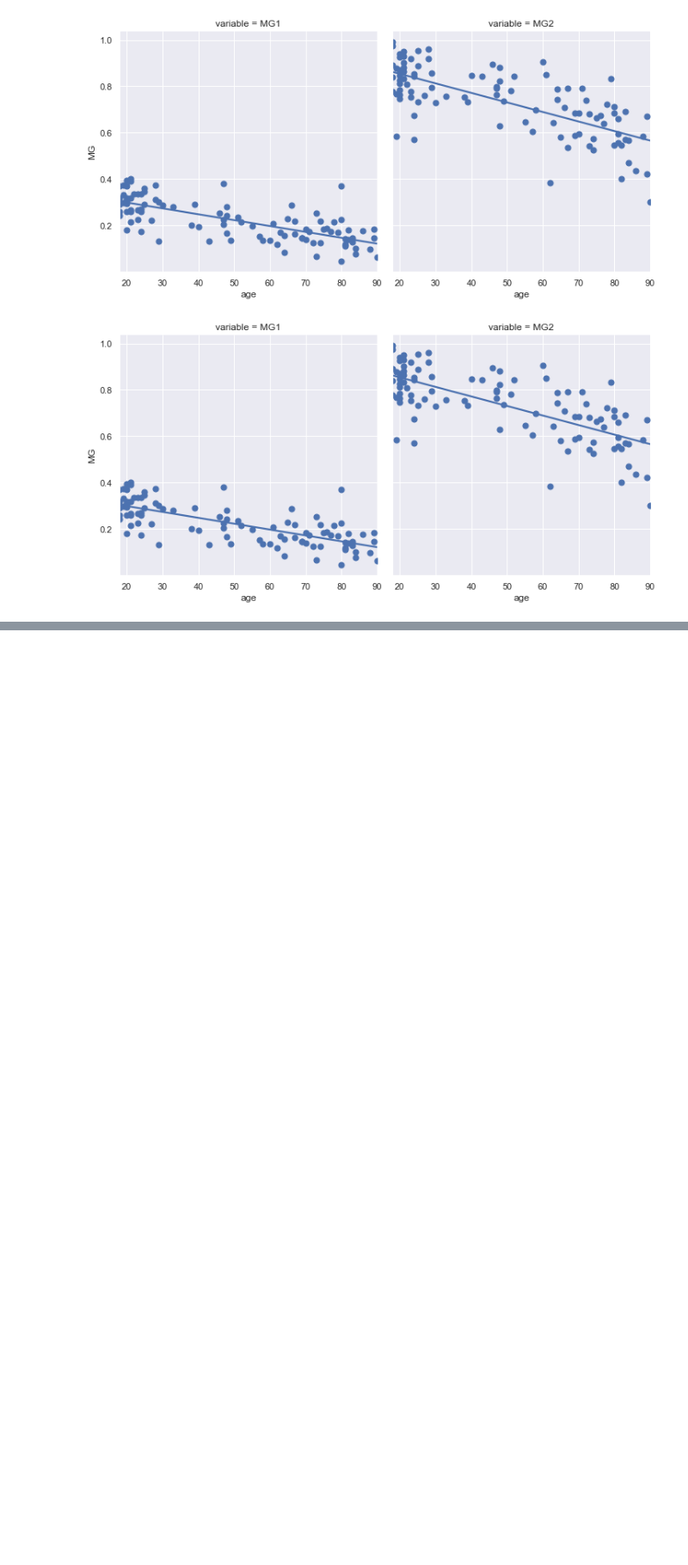
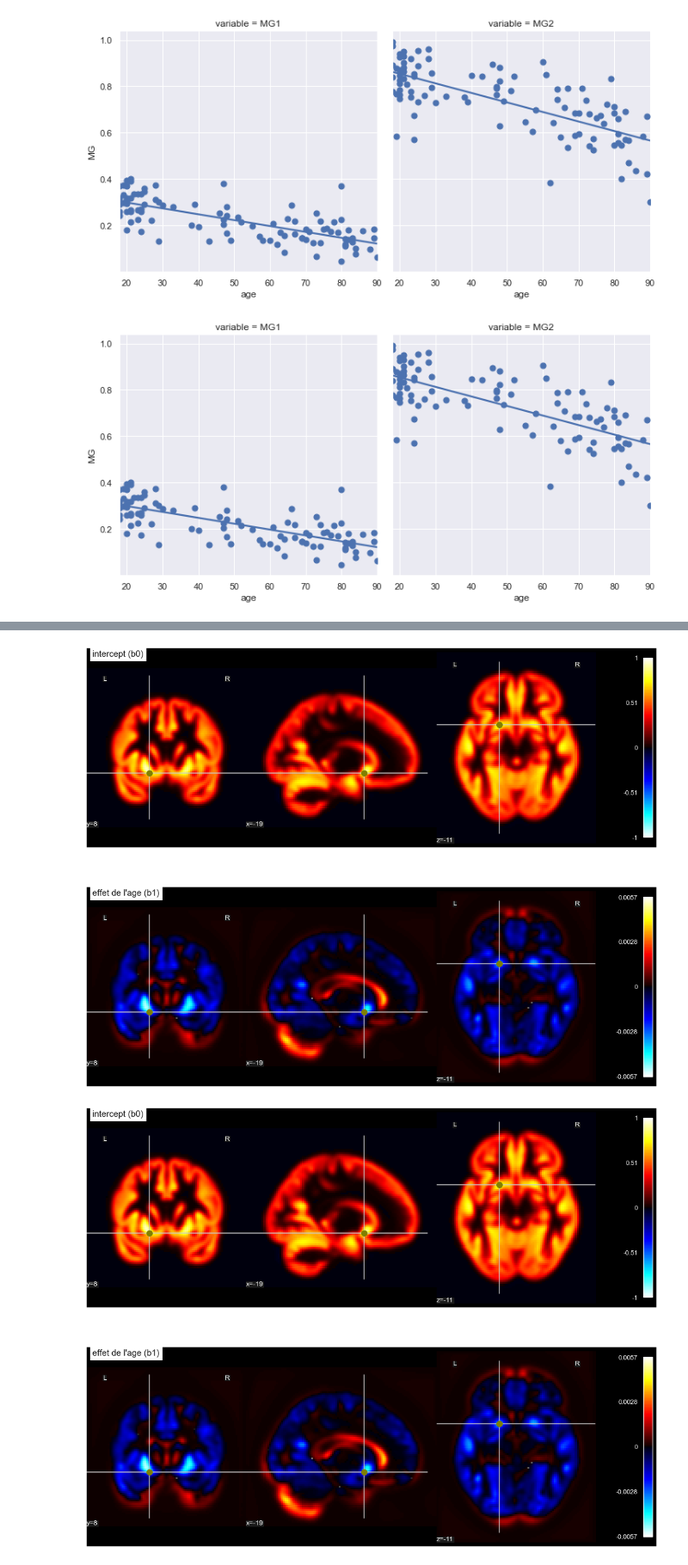
Before and after one commit to methodes-cogneuro/methodes-cogneuro.github.io, a Jupyter notebook: _sources/cartes_statistiques.ipynb, the cells around one changed output, grey strips where cells are left out. Shown at 86% size. Saved outputs shown, nothing was run; the diff lists cells and outputs as text; code cells hidden in the pictures; blank space fills up the shorter version.

```diff
--- a/_sources/cartes_statistiques.ipynb
+++ b/_sources/cartes_statistiques.ipynb
@@ -62,8 +62,9 @@ colors = ['blue', 'olive']
 from nilearn import input_data
 masker = input_data.NiftiSpheresMasker(coords)
 gm = masker.fit_transform(gray_matter_map_filenames)
-
+subject_label = [f'sub-{num}' for num in range(n_subjects)]
 df = pd.DataFrame({
+    "subject_label": subject_label,
     "age": age,
     "sexe": oasis_dataset.ext_vars['mf'],
     "MG1": gm[:, 0],
@@ -123,0 +148,37 @@ glue("regression-vbm-fig", fig.fig, display=False)
+# %%
+from nilearn.glm.second_level import make_second_level_design_matrix
+design_df = df[["subject_label", "age"]].replace(['femelle', 'male'], value=[0, 1])
+design_matrix = make_second_level_design_matrix(
+    subject_label,
+    design_df
+    )
+from nilearn.glm.second_level import SecondLevelModel
+second_level_model = SecondLevelModel(smoothing_fwhm=5.0)
+second_level_model = second_level_model.fit(gray_matter_map_filenames,
+                                            design_matrix=design_matrix)
+beta0 = second_level_model.compute_contrast(second_level_contrast="intercept", output_type="effect_size")
+beta1 = second_level_model.compute_contrast(second_level_contrast="age", output_type="effect_size")
+
+# On génère la Figure
+from nilearn import plotting
+import seaborn as sns
+fig = plt.figure(figsize=(24, 14))
+
+ax = plt.subplot2grid((2, 4), (0, 0), colspan=3)
+roi_img = plotting.plot_stat_map(
+    beta0, bg_img=gray_matter_map_filenames[0], cut_coords=coords[1], figure=fig,
+    axes=ax, display_mode='ortho', colorbar=True, title='intercept (b0)')
+roi_img.add_markers([coords[1]], colors[1], 100)
+
+ax = plt.subplot2grid((2, 4), (1, 0), colspan=3)
+roi_img = plotting.plot_stat_map(
+    beta1, bg_img=gray_matter_map_filenames[0], cut_coords=coords[1], figure=fig,
+    axes=ax, display_mode='ortho', colorbar=True, title='effet de l\'age (b1)')
+roi_img.add_markers([coords[1]], colors[1], 100)
+
+# On colle la figure dans le jupyter book
+from myst_nb import glue
+glue("b0-b1-fig", fig, display=False)
+# %% [output]
+[figure, added]
+[figure, added]
```
Also changed, not shown: parts of 5 cells of this notebook, 8 other files.
